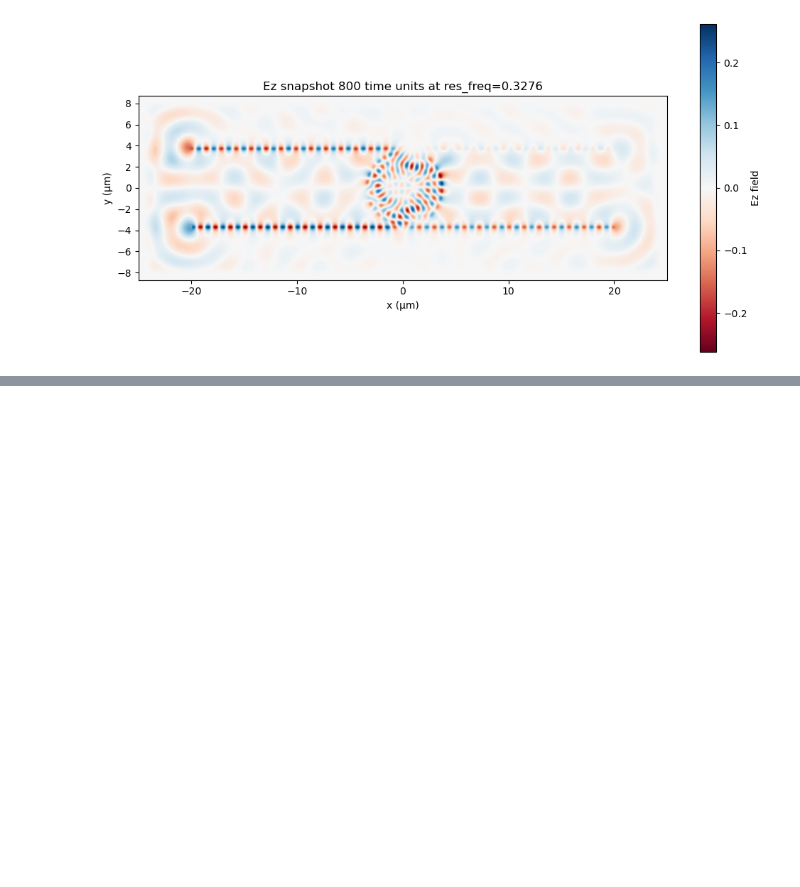
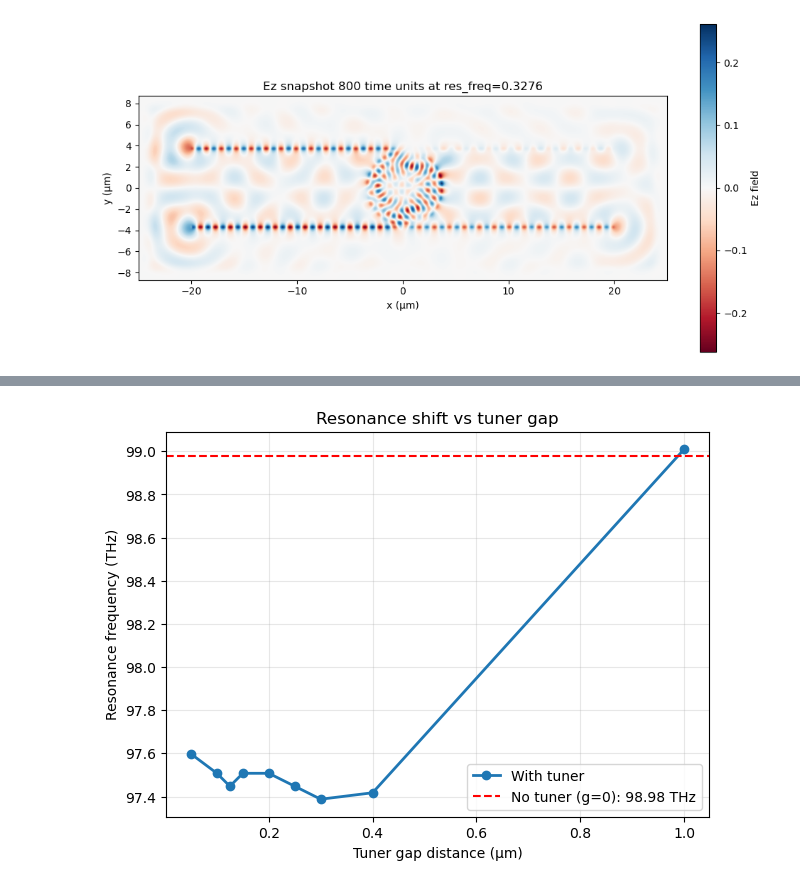
Before and after one commit to Luxchen77/Tunable-Disk-Resonator-Meep-, a Jupyter notebook: meep_sim_wavguide_disk_tuner.ipynb, the cells around one changed output, grey strips where cells are left out. Saved outputs shown, nothing was run; the diff lists cells and outputs as text; code cells hidden in the pictures; blank space fills up the shorter version.

```diff
--- a/meep_sim_wavguide_disk_tuner.ipynb
+++ b/meep_sim_wavguide_disk_tuner.ipynb
@@ -280,0 +647,35 @@ run 0 finished at t = 1000.0 (60000 timesteps)
+# %%
+# -----------------------------
+# Extract data
+# -----------------------------
+res_freqs_thz = [res * c0 / um_scale / 1e12 for (_, _, _, _, _, res) in results]
+gaps = [g for (_, g, _, _, _, _) in results]
+
+# Separate the "no tuner" case (g=0)
+res_no_tuner = None
+gaps_filtered = []
+res_filtered = []
+for g, res in zip(gaps, res_freqs_thz):
+    if g == 0:
+        res_no_tuner = res
+    else:
+        gaps_filtered.append(g)
+        res_filtered.append(res)
+
+# -----------------------------
+# Plot
+# -----------------------------
+plt.figure(figsize=(7,5))
+plt.plot(gaps_filtered, res_filtered, "o-", lw=2, label="With tuner")
+if res_no_tuner is not None:
+    plt.axhline(res_no_tuner, color="r", ls="--",
+                label=f"No tuner (g=0): {res_no_tuner:.2f} THz")
+
+plt.xlabel("Tuner gap distance (µm)")
+plt.ylabel("Resonance frequency (THz)")
+plt.title("Resonance shift vs tuner gap")
+plt.legend()
+plt.grid(alpha=0.3)
+plt.show()
+# %% [output]
+[figure, added]
```
Also changed, not shown: parts of 6 cells of this notebook, 2 other files.
